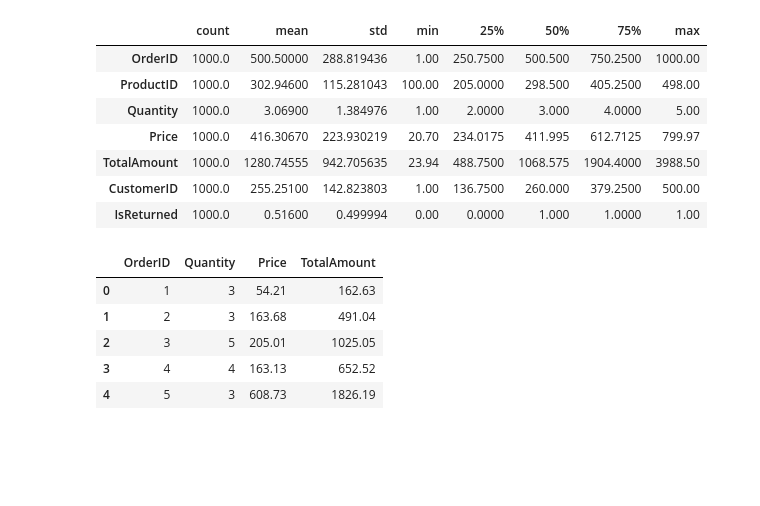
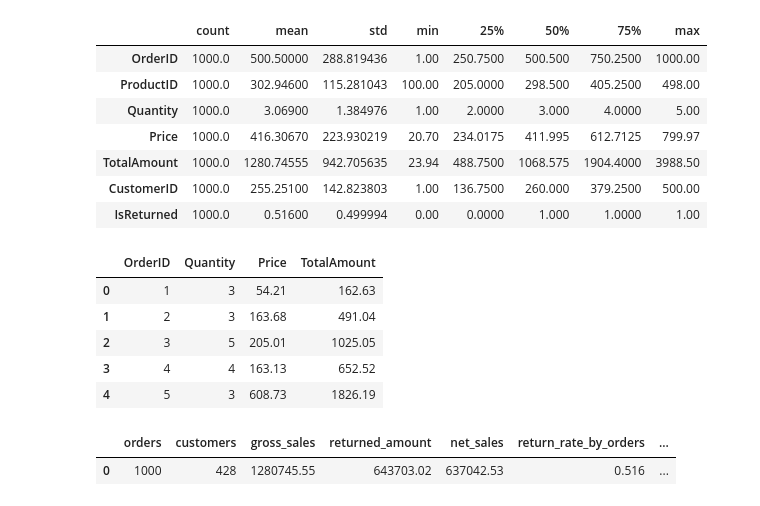
Before and after one commit to 2026-2-descriptiva/std-maria-jose-uribe-henao, a Jupyter notebook: PRE_10_retail_sales/notebooks/notebook.ipynb, the cells around one changed output. Saved outputs shown, nothing was run; the diff lists cells and outputs as text; code cells hidden in the pictures; blank space fills up the shorter version.

```diff
--- a/PRE_10_retail_sales/notebooks/notebook.ipynb
+++ b/PRE_10_retail_sales/notebooks/notebook.ipynb
@@ -78,0 +89,21 @@ sales[["OrderID", "Quantity", "Price", "TotalAmount"]].head()
+# %%
+
+# ¿Cuál es el desempeño comercial global en ventas brutas, devoluciones y ventas netas?
+
+kpi = pd.DataFrame(
+    {
+        "orders": [sales["OrderID"].nunique()],
+        "customers": [sales["CustomerID"].nunique()],
+        "gross_sales": [sales["TotalAmount"].sum()],
+        "returned_amount": [sales["ReturnedAmount"].sum()],
+        "net_sales": [sales["NetAmount"].sum()],
+    }
+)
+kpi["return_rate_by_orders"] = sales["IsReturned"].mean()
+kpi["return_rate_by_value"] = kpi["returned_amount"] / kpi["gross_sales"]
+kpi["net_sales_per_order"] = kpi["net_sales"] / kpi["orders"]
+kpi.to_csv(SUBMISSION_DIR / "kpi_summary.csv", index=False)
+kpi.round(3)
+# %% [output]
+|  | orders | customers | gross_sales | returned_amount | net_sales | return_rate_by_orders | ... |
+| 0 | 1000 | 428 | 1280745.55 | 643703.02 | 637042.53 | 0.516 | ... |
```
Also changed, not shown: parts of 12 cells of this notebook, 9 other files.
